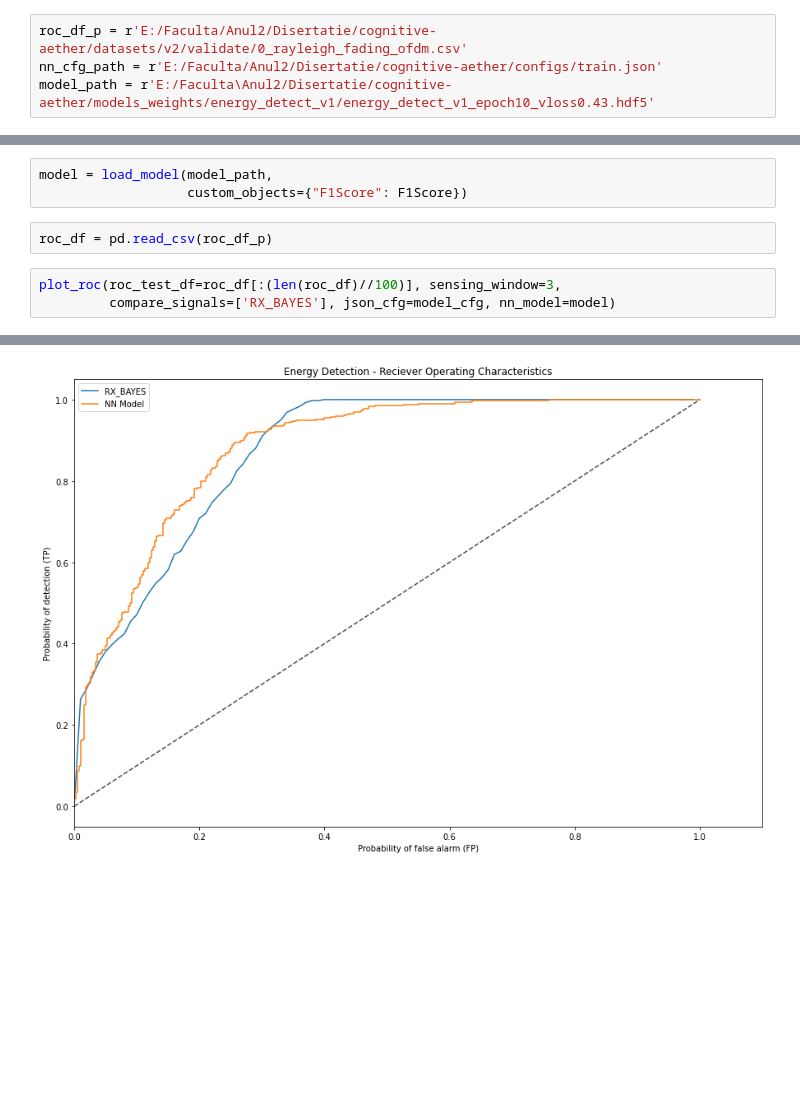
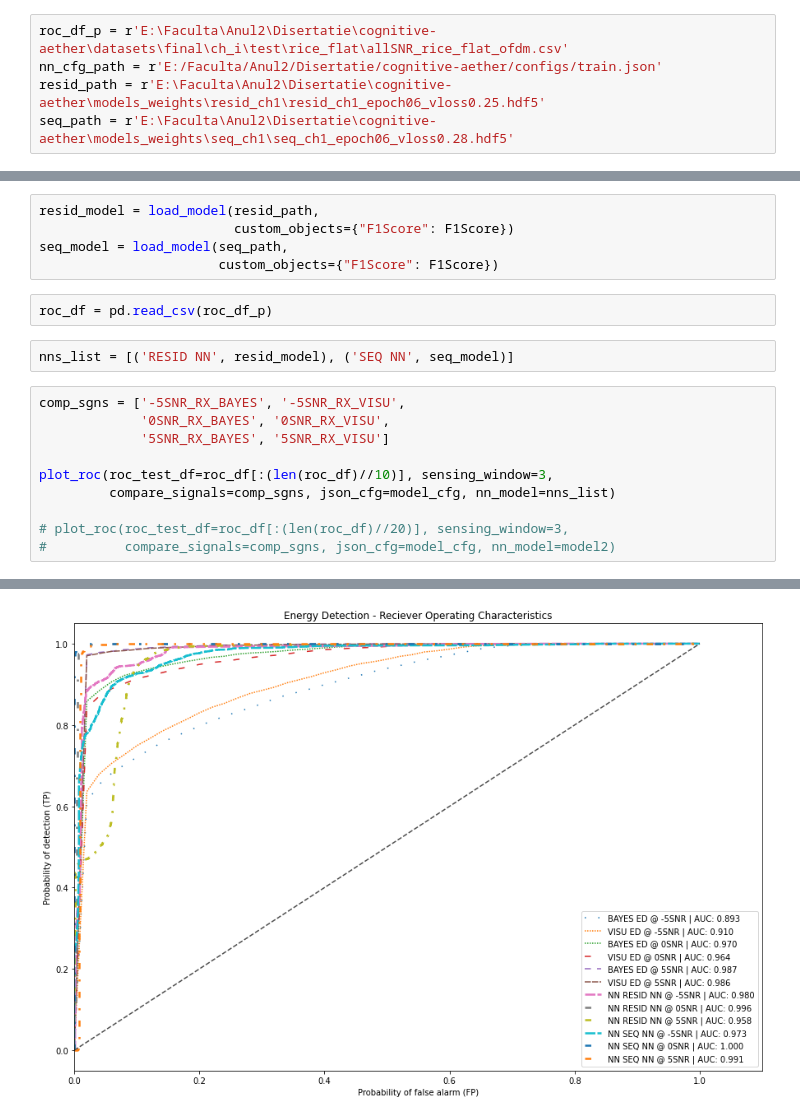
Before and after one commit to georgegrosu1/cognitive-aether, a Jupyter notebook: roc_plotting.ipynb, the cells around one changed output, grey strips where cells are left out. Saved outputs shown, nothing was run; the diff lists cells and outputs as text; blank space fills up the shorter version.

```diff
--- a/roc_plotting.ipynb
+++ b/roc_plotting.ipynb
@@ -5,18 +5,30 @@ from tensorflow.keras.models import load_model
 from src.plotting import plot_roc, get_nn_roc_vals
 from tensorflow_addons.metrics import F1Score
 # %%
-roc_df_p = r'E:/Faculta/Anul2/Disertatie/cognitive-aether/datasets/v2/validate/0_rayleigh_fading_ofdm.csv'
+roc_df_p = r'E:\Faculta\Anul2\Disertatie\cognitive-aether\datasets\final\ch_i\test\rice_flat\allSNR_rice_flat_ofdm.csv'
 nn_cfg_path = r'E:/Faculta/Anul2/Disertatie/cognitive-aether/configs/train.json'
-model_path = r'E:/Faculta\Anul2/Disertatie/cognitive-aether/models_weights/energy_detect_v1/energy_detect_v1_epoch10_vloss0.43.hdf5'
+resid_path = r'E:\Faculta\Anul2\Disertatie\cognitive-aether\models_weights\resid_ch1\resid_ch1_epoch06_vloss0.25.hdf5'
+seq_path = r'E:\Faculta\Anul2\Disertatie\cognitive-aether\models_weights\seq_ch1\seq_ch1_epoch06_vloss0.28.hdf5'
 # %%
 with open(nn_cfg_path) as json_file:
     model_cfg = json.load(json_file)
 # %%
-model = load_model(model_path,
-                   custom_objects={"F1Score": F1Score})
+resid_model = load_model(resid_path,
+                         custom_objects={"F1Score": F1Score})
+seq_model = load_model(seq_path,
+                       custom_objects={"F1Score": F1Score})
 # %%
 roc_df = pd.read_csv(roc_df_p)
+# %%
+nns_list = [('RESID NN', resid_model), ('SEQ NN', seq_model)]
 # %%
-plot_roc(roc_test_df=roc_df[:(len(roc_df)//100)], sensing_window=3,
-         compare_signals=['RX_BAYES'], json_cfg=model_cfg, nn_model=model)
+comp_sgns = ['-5SNR_RX_BAYES', '-5SNR_RX_VISU',
+             '0SNR_RX_BAYES', '0SNR_RX_VISU',
+             '5SNR_RX_BAYES', '5SNR_RX_VISU']
+
+plot_roc(roc_test_df=roc_df[:(len(roc_df)//10)], sensing_window=3,
+         compare_signals=comp_sgns, json_cfg=model_cfg, nn_model=nns_list)
+
+# plot_roc(roc_test_df=roc_df[:(len(roc_df)//20)], sensing_window=3,
+#          compare_signals=comp_sgns, json_cfg=model_cfg, nn_model=model2)
 # %% [output]
@@ -25 +53 @@ plot_roc(roc_test_df=roc_df[:(len(roc_df)//100)], sensing_window=3,
-[figure, old version]
+[figure, new version]
```
Also changed, not shown: parts of 1 cell of this notebook, 12 other files.
